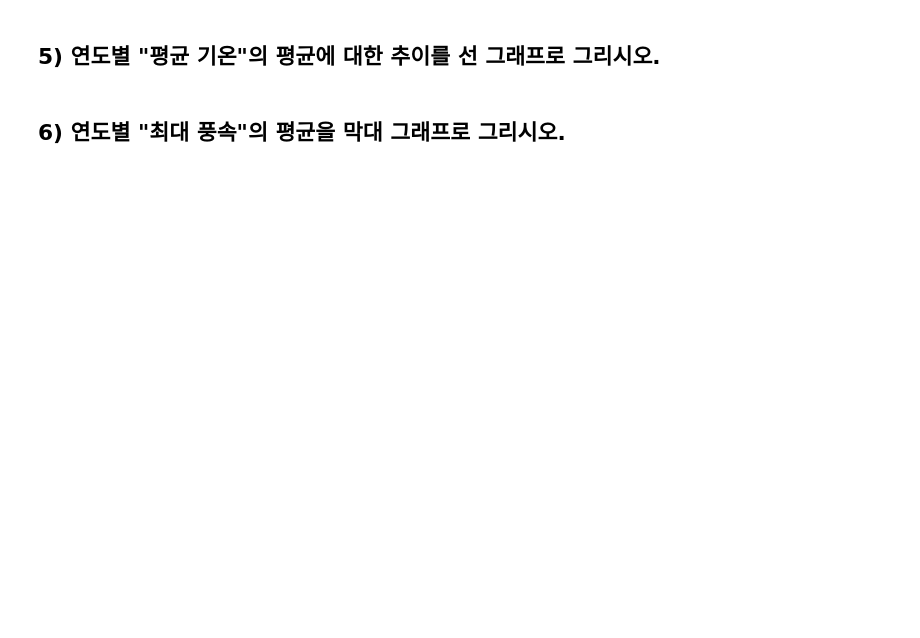
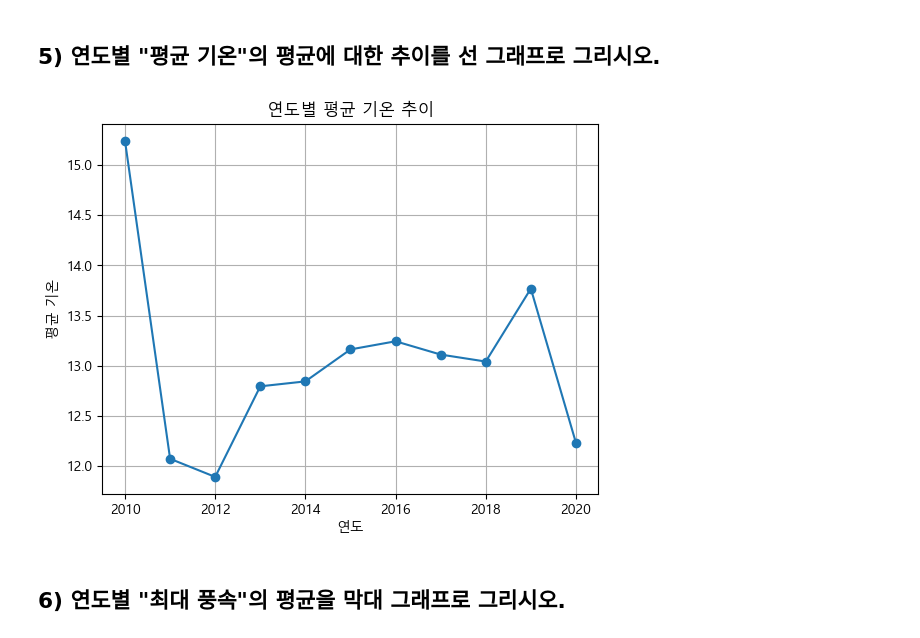
Before and after one commit to Aksara0221/pythom_basic_4, a Jupyter notebook: time_series_class_5_9.ipynb, the cells around one changed output. Saved outputs shown, nothing was run; the diff lists cells and outputs as text; code cells hidden in the pictures; blank space fills up the shorter version.

```diff
--- a/time_series_class_5_9.ipynb
+++ b/time_series_class_5_9.ipynb
@@ -280,4 +304,15 @@ print(weather.loc[weather.index == '2015-06-06', ['평균 기온', '최대 풍
 # %% [markdown]
 ## 5) 연도별 "평균 기온"의 평균에 대한 추이를 선 그래프로 그리시오.
+# %%
+yearly_mean_temp = weather.groupby('year')['평균 기온'].mean()
+
+plt.plot(yearly_mean_temp.index, yearly_mean_temp.values, marker='o', linestyle='-')
+plt.xlabel('연도')
+plt.ylabel('평균 기온')
+plt.title('연도별 평균 기온 추이')
+plt.grid(True)
+plt.show()
+# %% [output]
+[figure, added]
 # %% [markdown]
 ## 6) 연도별 "최대 풍속"의 평균을 막대 그래프로 그리시오.
```
Also changed, not shown: parts of 10 cells of this notebook.
